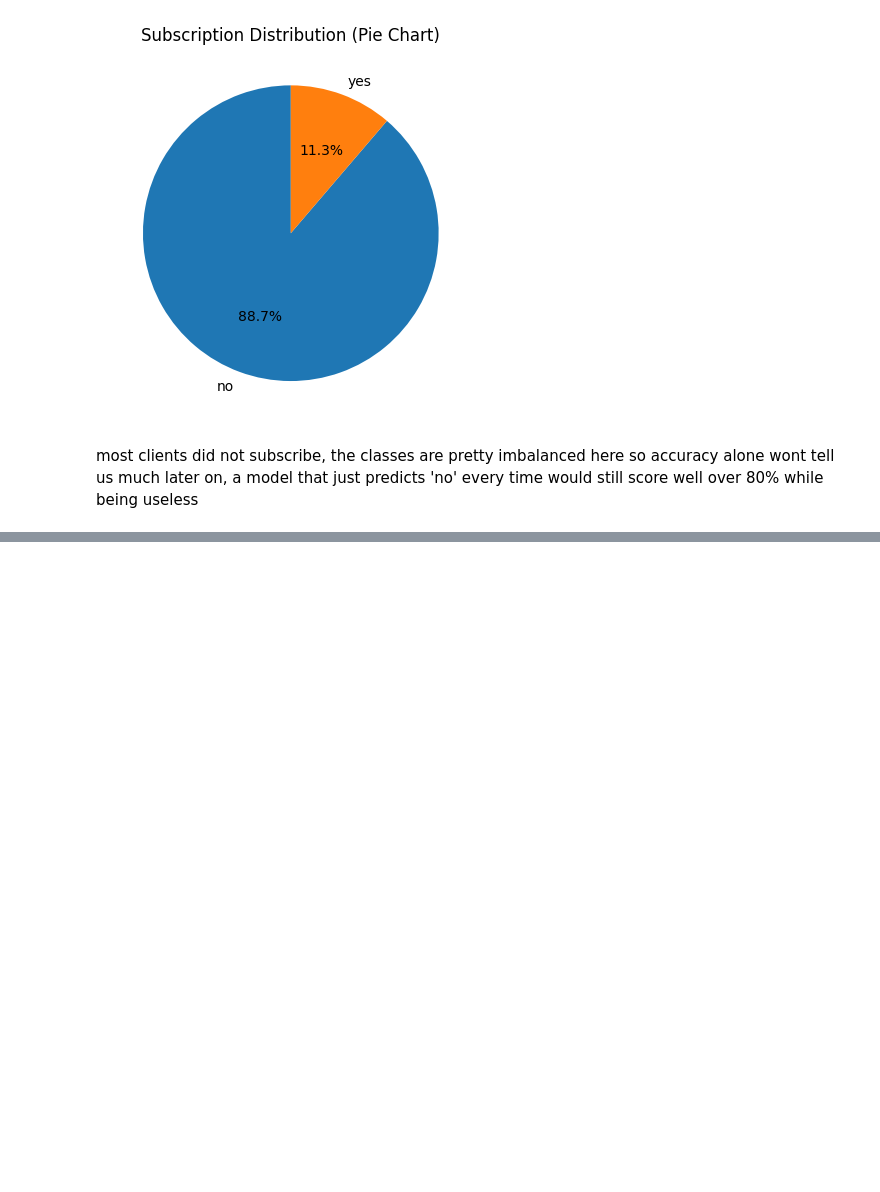
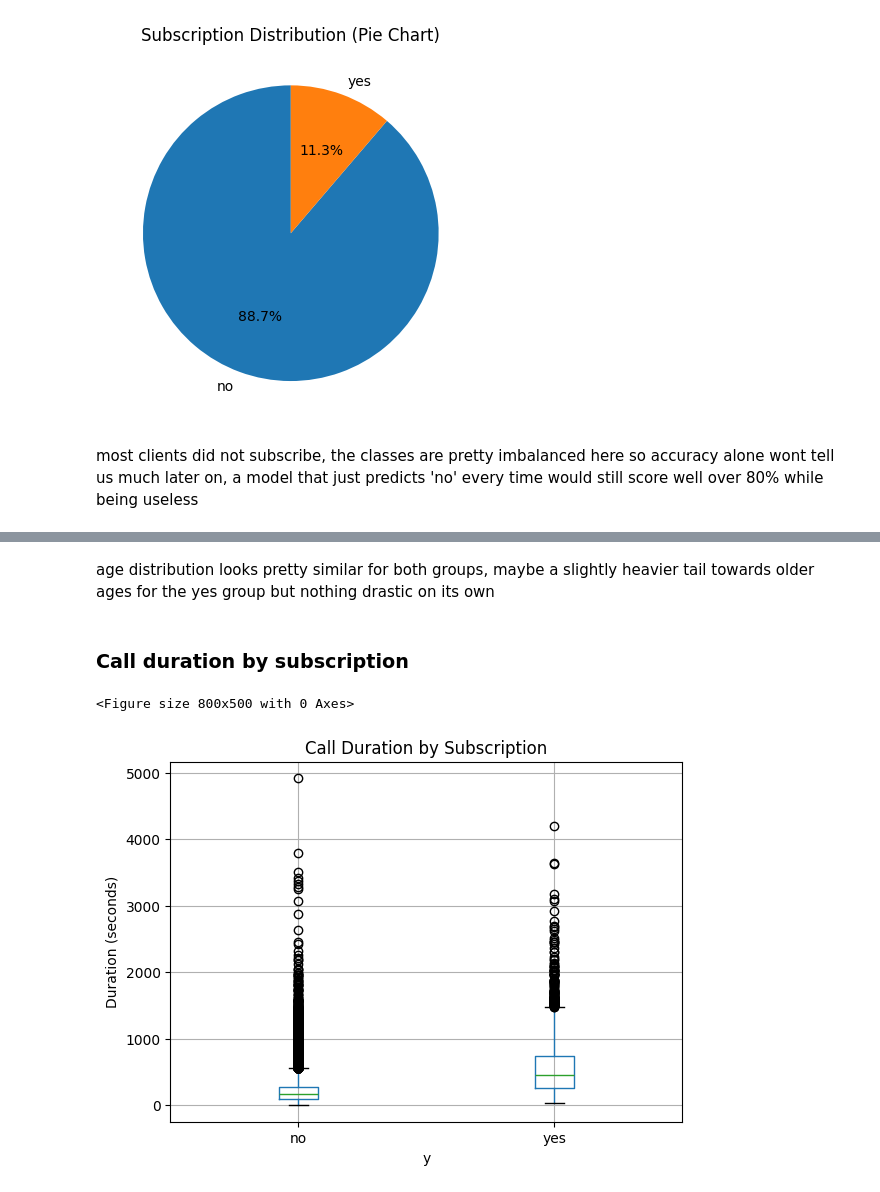
Before and after one commit to cuboidalstudios/ML_REF_DEF, a Jupyter notebook: Machine_Learning_REFDEF.ipynb, the cells around one changed output, grey strips where cells are left out. Drawn from its saved outputs; the diff is of its cells as text; code cells hidden in the pictures; blank space fills up the shorter version.

```diff
--- a/Machine_Learning_REFDEF.ipynb
+++ b/Machine_Learning_REFDEF.ipynb
@@ -185,0 +209,15 @@ later on, a model that just predicts 'no' every time would still score well over
+# %% [markdown]
+age distribution looks pretty similar for both groups, maybe a slightly heavier tail towards older ages
+for the yes group but nothing drastic on its own
+# %% [markdown]
+### Call duration by subscription
+# %%
+plt.figure(figsize=(8,5))
+df.boxplot(column='duration', by='y')
+plt.title('Call Duration by Subscription')
+plt.suptitle('')
+plt.ylabel('Duration (seconds)')
+plt.show()
+# %% [output]
+<Figure size 800x500 with 0 Axes>
+[figure, added]
```
Also changed, not shown: parts of 7 cells of this notebook.
